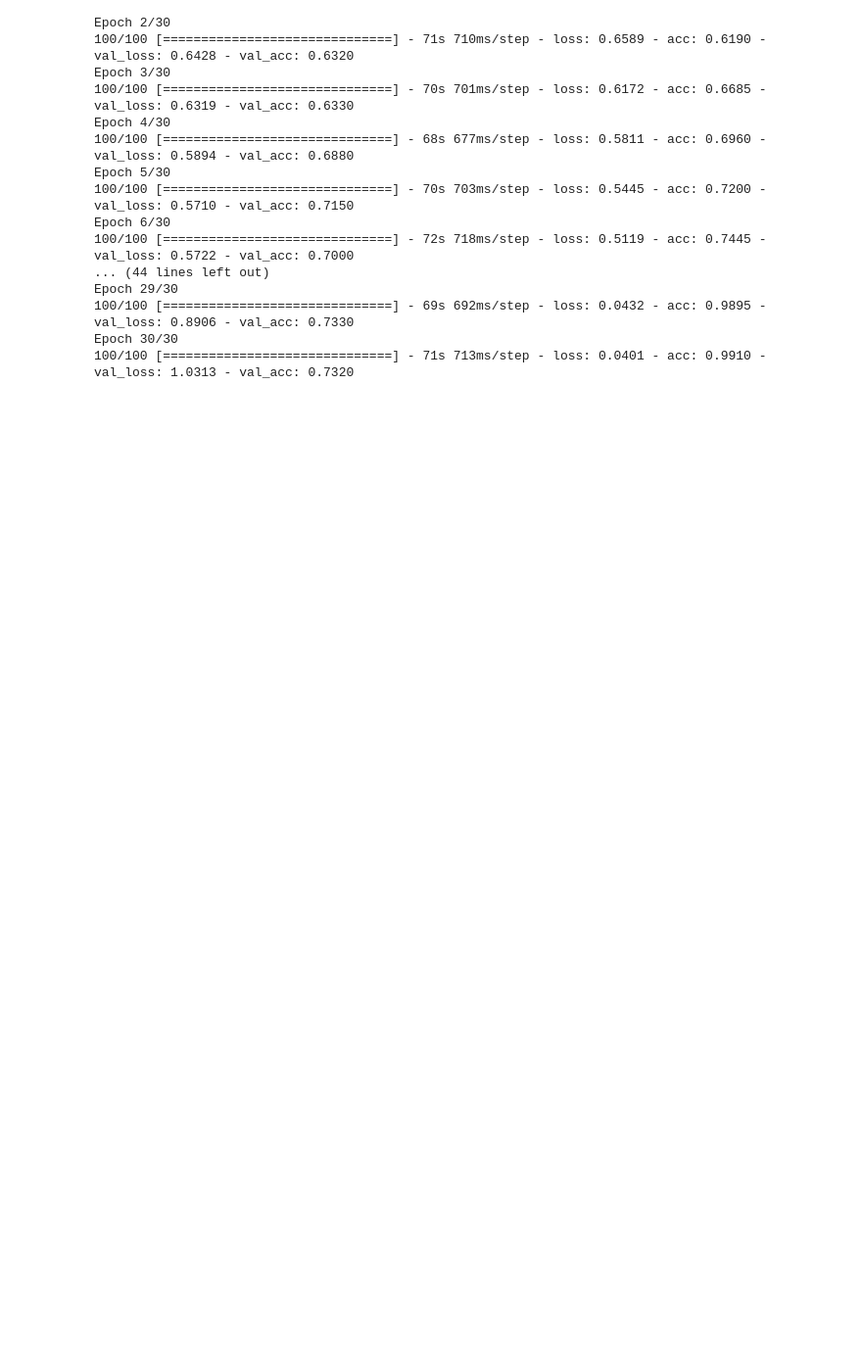
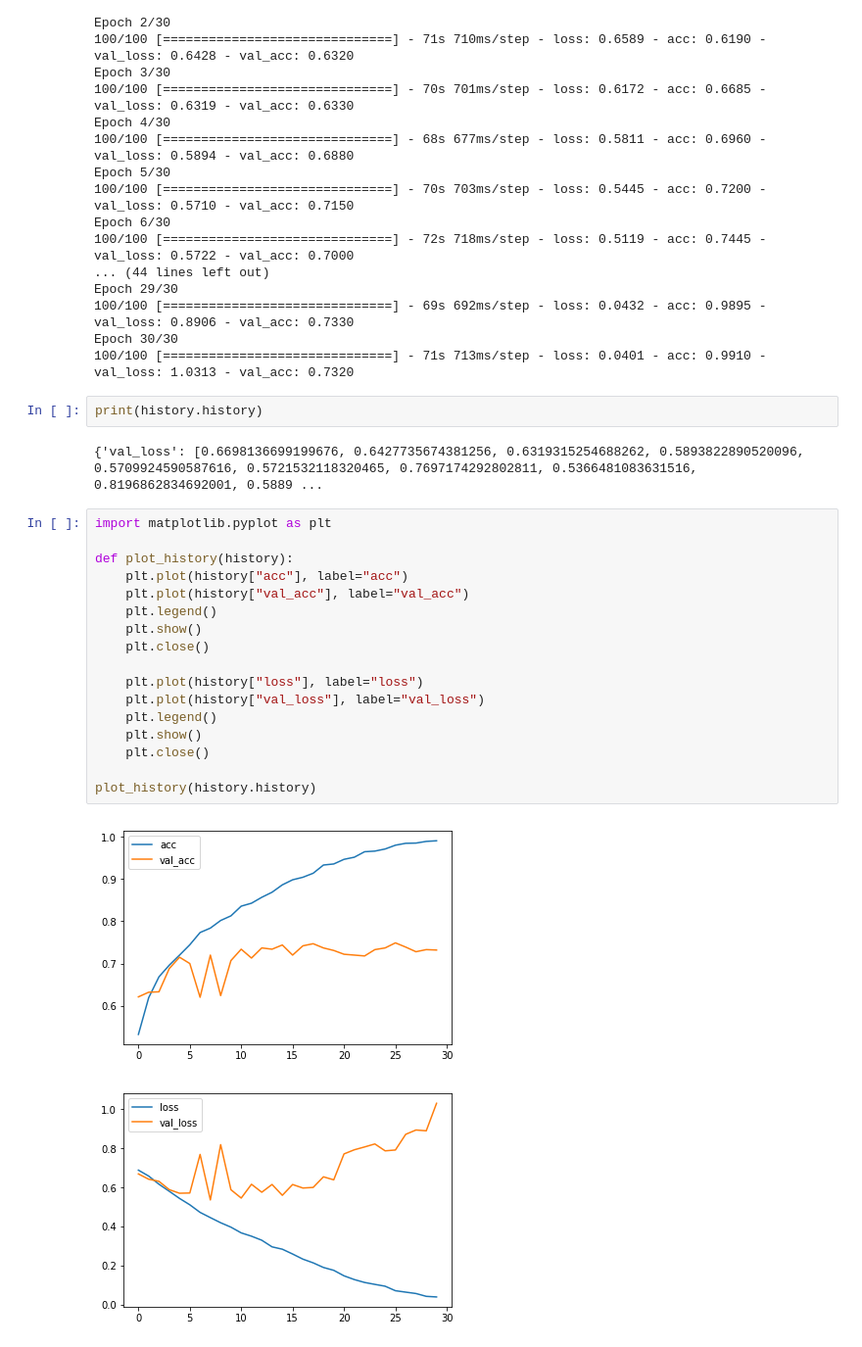
Before and after one commit to kiranp11/dsr, a Jupyter notebook: 08-cats-vs-dogs-cnn.ipynb, the cells around one changed output. Shown at 98% size. Cells and saved outputs as stored; diff of their text form; blank space fills up the shorter version.

```diff
--- a/08-cats-vs-dogs-cnn.ipynb
+++ b/08-cats-vs-dogs-cnn.ipynb
@@ -207,3 +207,27 @@ Epoch 29/30
 100/100 [==============================] - 69s 692ms/step - loss: 0.0432 - acc: 0.9895 - val_loss: 0.8906 - val_acc: 0.7330
 Epoch 30/30
 100/100 [==============================] - 71s 713ms/step - loss: 0.0401 - acc: 0.9910 - val_loss: 1.0313 - val_acc: 0.7320
+# %%
+print(history.history)
+# %% [output]
+{'val_loss': [0.6698136699199676, 0.6427735674381256, 0.6319315254688262, 0.5893822890520096, 0.5709924590587616, 0.5721532118320465, 0.7697174292802811, 0.5366481083631516, 0.8196862834692001, 0.5889 ...
+# %%
+import matplotlib.pyplot as plt
+
+def plot_history(history):
+    plt.plot(history["acc"], label="acc")
+    plt.plot(history["val_acc"], label="val_acc")
+    plt.legend()
+    plt.show()
+    plt.close()
+
+    plt.plot(history["loss"], label="loss")
+    plt.plot(history["val_loss"], label="val_loss")
+    plt.legend()
+    plt.show()
+    plt.close()
+
+plot_history(history.history)
+# %% [output]
+[figure, added]
+[figure, added]
```
Also changed, not shown: 1 other file.
